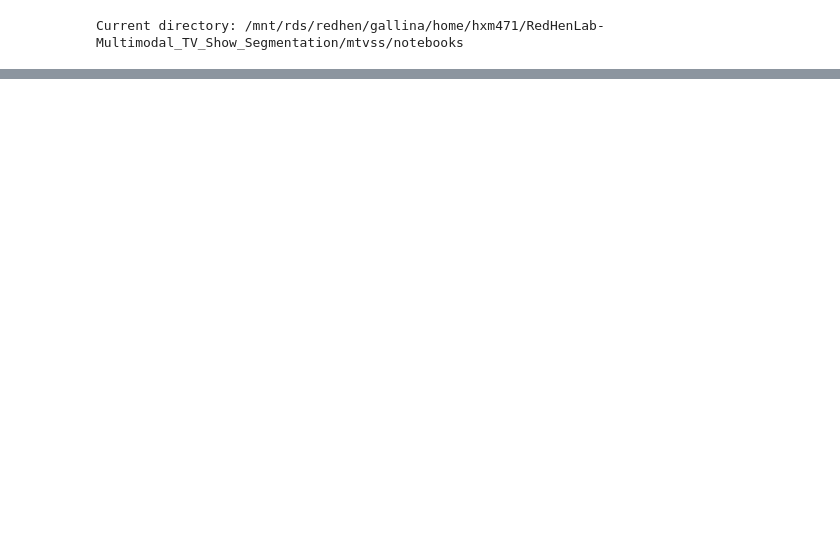
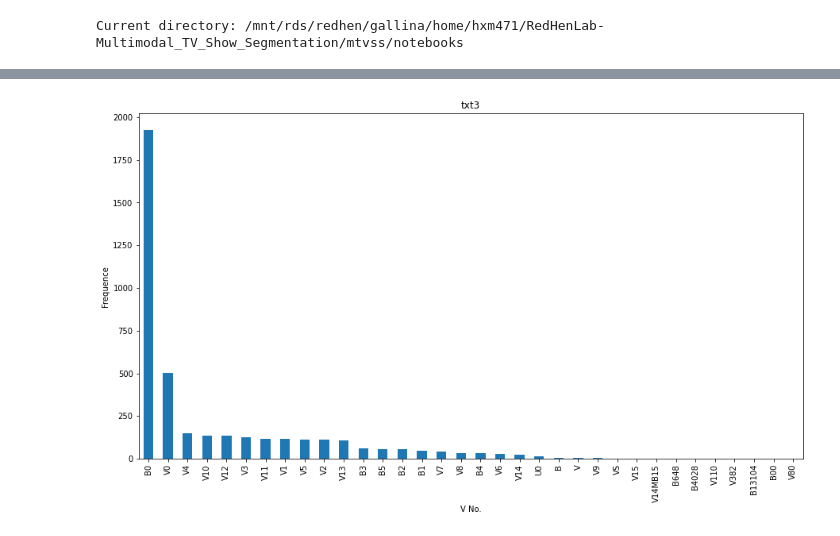
Before and after one commit to Harsh188/GSoC-RedHenLab-MTVSS-2022, a Jupyter notebook: mtvss/notebooks/EDA.ipynb, the cells around one changed output, grey strips where cells are left out. Drawn from its saved outputs; the diff is of its cells as text; code cells hidden in the pictures; blank space fills up the shorter version.

```diff
--- a/mtvss/notebooks/EDA.ipynb
+++ b/mtvss/notebooks/EDA.ipynb
@@ -63,0 +181,3 @@ for file in mp4_files:
+# %%
+txt3_df = pd.DataFrame(txt3_files_split, columns=COLUMN_LABELS)
+txt3_df
@@ -63,0 +214,4 @@ for file in mp4_files:
+# %%
+v_bar_plot(txt3_df,'txt3')
+# %% [output]
+[figure, added]
```
Also changed, not shown: parts of 23 cells of this notebook.
